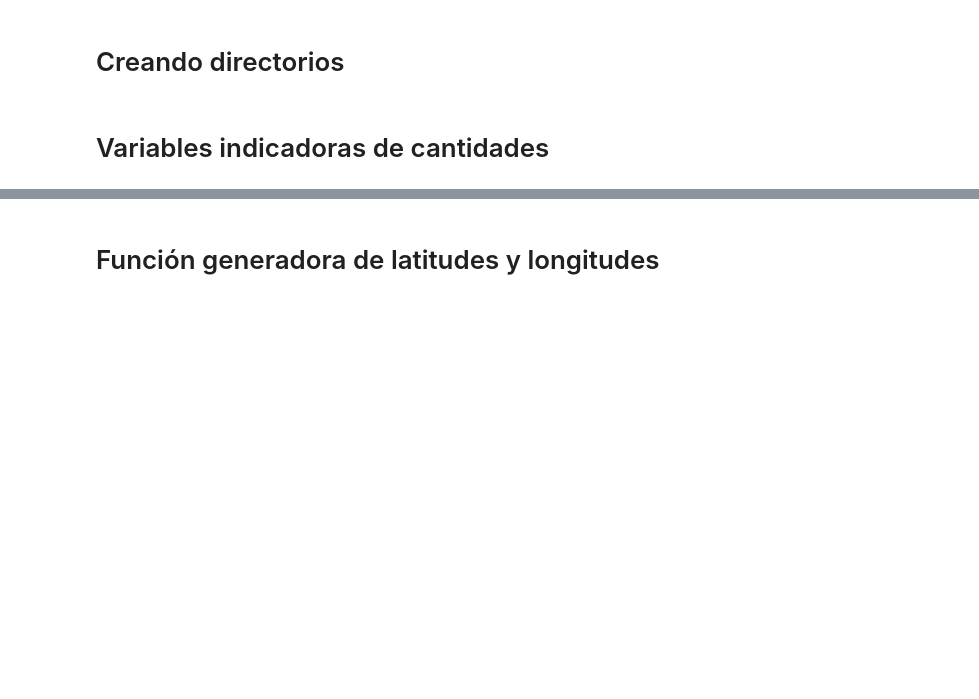
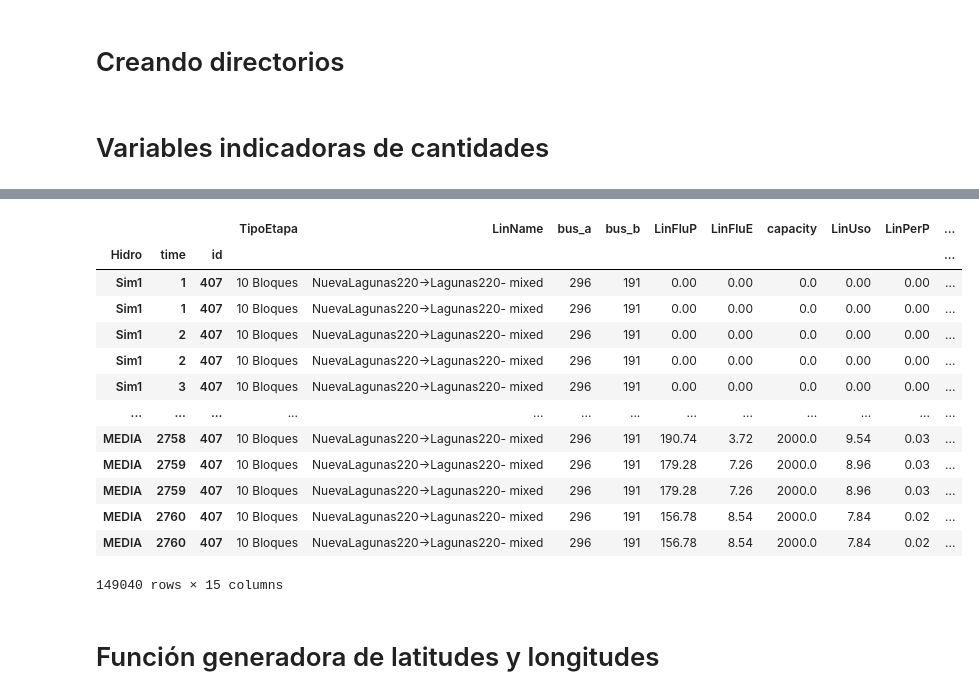
Before and after one commit to EduMonsalve1/energyviewercreator, a Jupyter notebook: DatacreatorPLP.ipynb, the cells around one changed output, grey strips where cells are left out. Cells and saved outputs as stored; diff of their text form; code cells hidden in the pictures; blank space fills up the shorter version.

```diff
--- a/DatacreatorPLP.ipynb
+++ b/DatacreatorPLP.ipynb
@@ -188,3 +299,24 @@ nlin=len(indexlin['id'])
+# %%
+duplicated_indices = result.index.duplicated(keep=False)
+a=result[duplicated_indices]
+pd.set_option('display.multi_sparse', False)
+
+a
+# %% [output]
+|  |  |  | TipoEtapa | LinName | bus_a | bus_b | LinFluP | LinFluE | capacity | LinUso | LinPerP | ... |
+| Hidro | time | id |  |  |  |  |  |  |  |  |  | ... |
+| Sim1 | 1 | 407 | 10 Bloques | NuevaLagunas220->Lagunas220- mixed | 296 | 191 | 0.00 | 0.00 | 0.0 | 0.00 | 0.00 | ... |
+| Sim1 | 1 | 407 | 10 Bloques | NuevaLagunas220->Lagunas220- mixed | 296 | 191 | 0.00 | 0.00 | 0.0 | 0.00 | 0.00 | ... |
+| Sim1 | 2 | 407 | 10 Bloques | NuevaLagunas220->Lagunas220- mixed | 296 | 191 | 0.00 | 0.00 | 0.0 | 0.00 | 0.00 | ... |
+| Sim1 | 2 | 407 | 10 Bloques | NuevaLagunas220->Lagunas220- mixed | 296 | 191 | 0.00 | 0.00 | 0.0 | 0.00 | 0.00 | ... |
+| Sim1 | 3 | 407 | 10 Bloques | NuevaLagunas220->Lagunas220- mixed | 296 | 191 | 0.00 | 0.00 | 0.0 | 0.00 | 0.00 | ... |
+| ... | ... | ... | ... | ... | ... | ... | ... | ... | ... | ... | ... | ... |
+| MEDIA | 2758 | 407 | 10 Bloques | NuevaLagunas220->Lagunas220- mixed | 296 | 191 | 190.74 | 3.72 | 2000.0 | 9.54 | 0.03 | ... |
+| MEDIA | 2759 | 407 | 10 Bloques | NuevaLagunas220->Lagunas220- mixed | 296 | 191 | 179.28 | 7.26 | 2000.0 | 8.96 | 0.03 | ... |
+| MEDIA | 2759 | 407 | 10 Bloques | NuevaLagunas220->Lagunas220- mixed | 296 | 191 | 179.28 | 7.26 | 2000.0 | 8.96 | 0.03 | ... |
+| MEDIA | 2760 | 407 | 10 Bloques | NuevaLagunas220->Lagunas220- mixed | 296 | 191 | 156.78 | 8.54 | 2000.0 | 7.84 | 0.02 | ... |
+| MEDIA | 2760 | 407 | 10 Bloques | NuevaLagunas220->Lagunas220- mixed | 296 | 191 | 156.78 | 8.54 | 2000.0 | 7.84 | 0.02 | ... |
+149040 rows × 15 columns
 # %% [markdown]
 # Función generadora de latitudes y longitudes
 # %%
```
Also changed, not shown: parts of 38 cells of this notebook.
